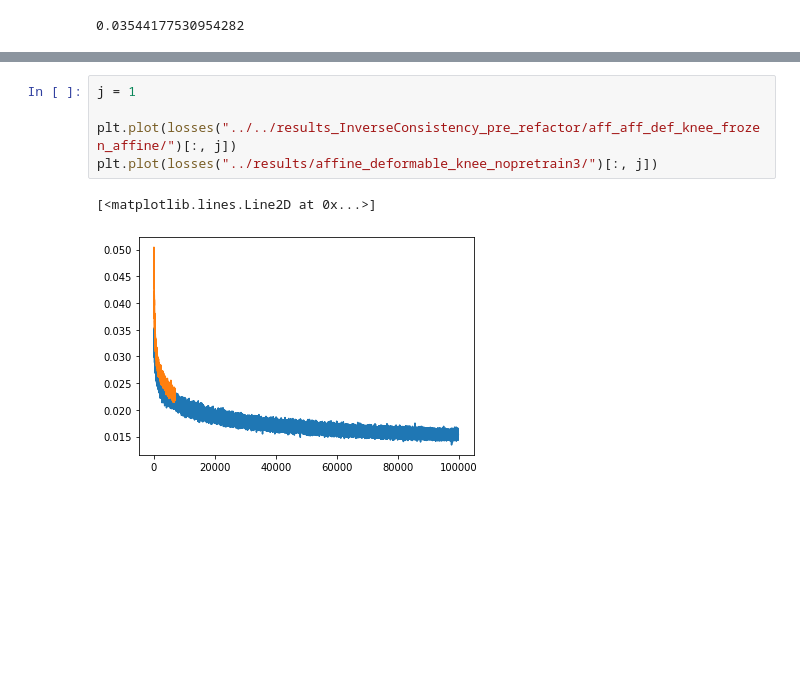
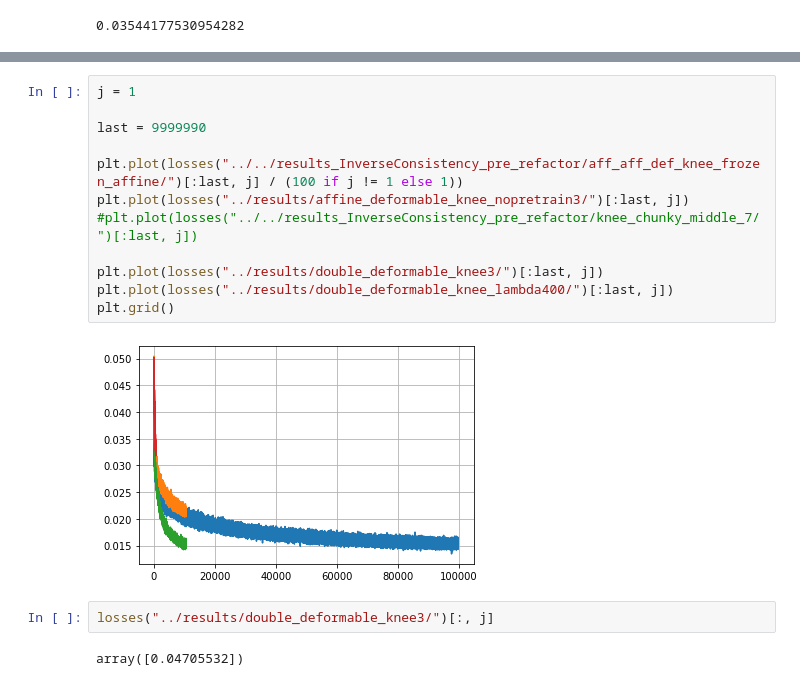
Before and after one commit to HastingsGreer/InverseConsistency, a Jupyter notebook: notebooks/InvestigateLosses.ipynb, the cells around one changed output, grey strips where cells are left out. Saved outputs shown, nothing was run; the diff lists cells and outputs as text; blank space fills up the shorter version.

```diff
--- a/notebooks/InvestigateLosses.ipynb
+++ b/notebooks/InvestigateLosses.ipynb
@@ -222,8 +222,18 @@ plt.grid()
-# %%
-j = 1
-
-plt.plot(losses("../../results_InverseConsistency_pre_refactor/aff_aff_def_knee_frozen_affine/")[:, j])
-plt.plot(losses("../results/affine_deformable_knee_nopretrain3/")[:, j])
-# %% [output]
-[<matplotlib.lines.Line2D at 0x...>]
-[figure, removed]
+# %%
+j = 1
+
+last = 9999990
+
+plt.plot(losses("../../results_InverseConsistency_pre_refactor/aff_aff_def_knee_frozen_affine/")[:last, j] / (100 if j != 1 else 1))
+plt.plot(losses("../results/affine_deformable_knee_nopretrain3/")[:last, j])
+#plt.plot(losses("../../results_InverseConsistency_pre_refactor/knee_chunky_middle_7/")[:last, j])
+
+plt.plot(losses("../results/double_deformable_knee3/")[:last, j])
+plt.plot(losses("../results/double_deformable_knee_lambda400/")[:last, j])
+plt.grid()
+# %% [output]
+[figure, added]
+# %%
+losses("../results/double_deformable_knee3/")[:, j]
+# %% [output]
+array([0.04705532])
```
Also changed, not shown: parts of 7 cells of this notebook, 4 other files.
